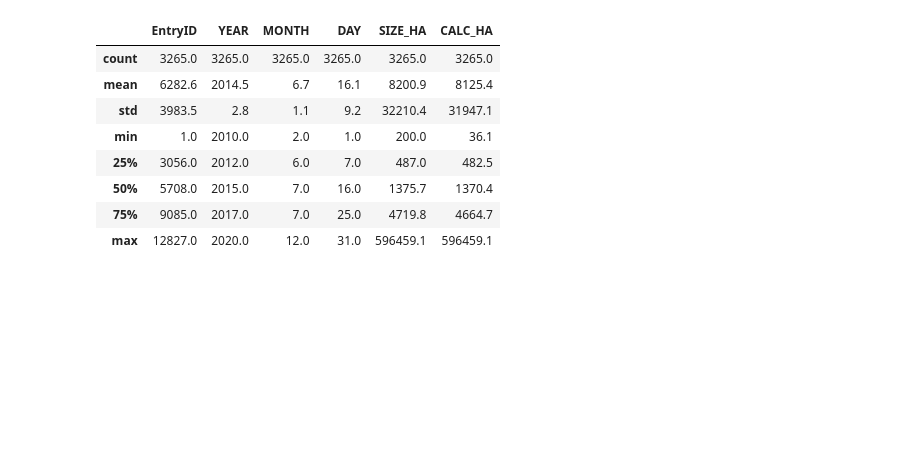
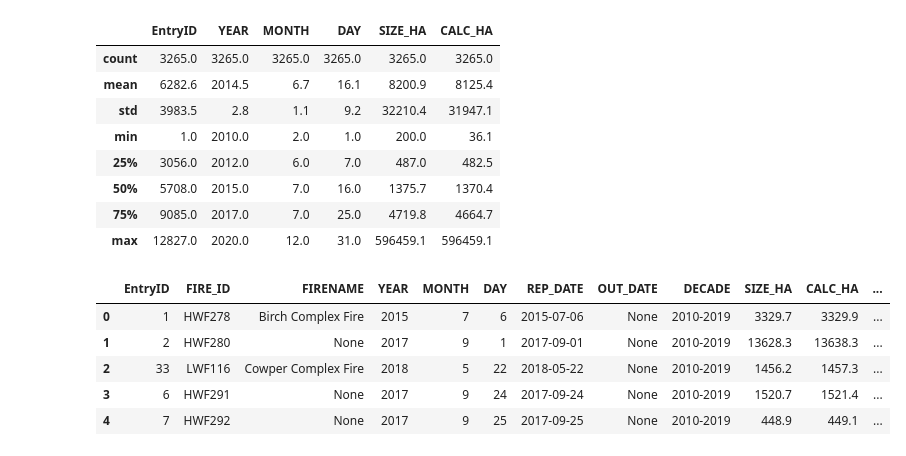
Before and after one commit to NouranEmad16/MLweatherForestFire, a Jupyter notebook: Data_step5_JoinTables.ipynb, the cells around one changed output. Drawn from its saved outputs; the diff is of its cells as text; code cells hidden in the pictures; blank space fills up the shorter version.

```diff
--- a/Data_step5_JoinTables.ipynb
+++ b/Data_step5_JoinTables.ipynb
@@ -70,3 +75,14 @@ dfFire.describe()
 | 50% | 5708.0 | 2015.0 | 7.0 | 16.0 | 1375.7 | 1370.4 |
 | 75% | 9085.0 | 2017.0 | 7.0 | 25.0 | 4719.8 | 4664.7 |
 | max | 12827.0 | 2020.0 | 12.0 | 31.0 | 596459.1 | 596459.1 |
+# %%
+# we bin fire data size_ha by quartiles
+dfFire['size_ha_bin'] = pd.qcut(dfFire['SIZE_HA'], 4, labels=False)
+dfFire.head()
+# %% [output]
+|  | EntryID | FIRE_ID | FIRENAME | YEAR | MONTH | DAY | REP_DATE | OUT_DATE | DECADE | SIZE_HA | CALC_HA | ... |
+| 0 | 1 | HWF278 | Birch Complex Fire | 2015 | 7 | 6 | 2015-07-06 | None | 2010-2019 | 3329.7 | 3329.9 | ... |
+| 1 | 2 | HWF280 | None | 2017 | 9 | 1 | 2017-09-01 | None | 2010-2019 | 13628.3 | 13638.3 | ... |
+| 2 | 33 | LWF116 | Cowper Complex Fire | 2018 | 5 | 22 | 2018-05-22 | None | 2010-2019 | 1456.2 | 1457.3 | ... |
+| 3 | 6 | HWF291 | None | 2017 | 9 | 24 | 2017-09-24 | None | 2010-2019 | 1520.7 | 1521.4 | ... |
+| 4 | 7 | HWF292 | None | 2017 | 9 | 25 | 2017-09-25 | None | 2010-2019 | 448.9 | 449.1 | ... |
```
Also changed, not shown: parts of 13 cells of this notebook, 2 other files.
